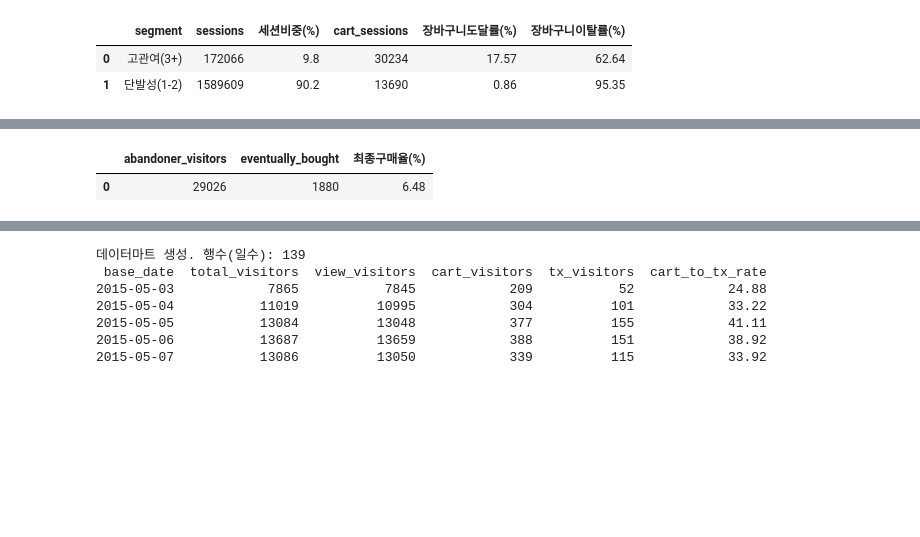
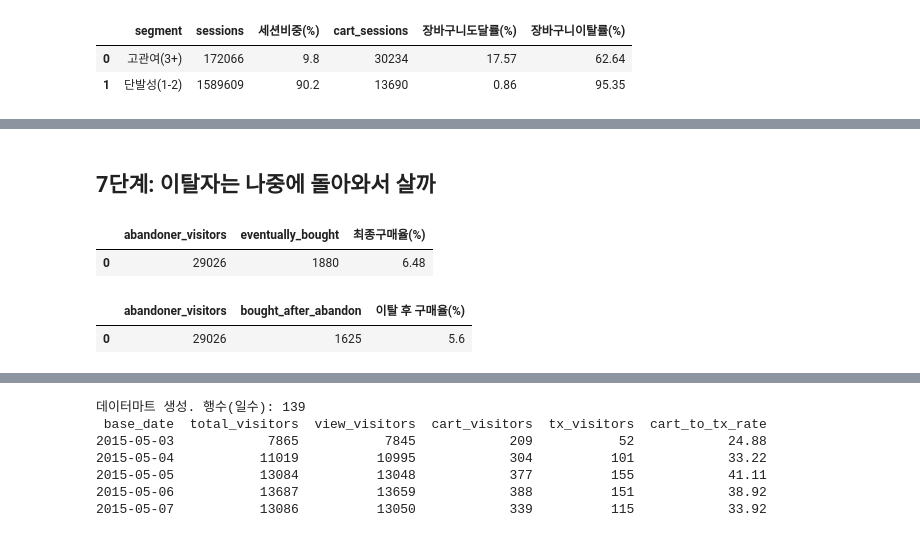
Before and after one commit to hwasun-zip/RetailRocket, a Jupyter notebook: RetailRocket.ipynb, the cells around one changed output, grey strips where cells are left out. Saved outputs shown, nothing was run; the diff lists cells and outputs as text; code cells hidden in the pictures; blank space fills up the shorter version.

```diff
--- a/RetailRocket.ipynb
+++ b/RetailRocket.ipynb
@@ -217,3 +349,5 @@ ORDER BY 1
+# %% [markdown]
+## 7단계: 이탈자는 나중에 돌아와서 살까
 # %%
 # 장바구니 이탈 방문자의 최종 구매율
 q("""
@@ -250,0 +378,39 @@ LEFT JOIN ever_bought eb ON a.visitorid = eb.visitorid
+# %%
+# 이탈 이후 구매율: 이탈 세션이 끝난 '뒤에' 구매한 방문자만 센다
+# (기존 6.48%는 전체 기간 중 한 번이라도 산 사람이라, 이탈 '전'에 산 사람도 포함됨)
+
+# 방문자별 조회를 빠르게 하기 위한 인덱스
+con.execute("CREATE INDEX IF NOT EXISTS idx_sess ON sessioned(visitorid, event, timestamp)")
+
+q("""
+WITH sess AS (                          -- 세션별 요약
+  SELECT visitorid, session_seq,
+         MAX(timestamp)                                        AS sess_end,
+         MAX(CASE WHEN event='addtocart'   THEN 1 ELSE 0 END)  AS has_cart,
+         MAX(CASE WHEN event='transaction' THEN 1 ELSE 0 END)  AS has_txn
+  FROM sessioned
+  GROUP BY visitorid, session_seq
+),
+first_abandon AS (                      -- 방문자별 '첫 번째' 이탈 세션이 끝난 시각
+  SELECT visitorid, MIN(sess_end) AS abandon_end
+  FROM sess
+  WHERE has_cart = 1 AND has_txn = 0
+  GROUP BY visitorid
+),
+bought_after AS (                       -- 그 시각 이후에 구매 이벤트가 있는 방문자
+  SELECT DISTINCT a.visitorid
+  FROM first_abandon a
+  JOIN sessioned s
+    ON s.visitorid = a.visitorid
+   AND s.event = 'transaction'
+   AND s.timestamp > a.abandon_end
+)
+SELECT
+  (SELECT COUNT(*) FROM first_abandon)                                   AS abandoner_visitors,
+  (SELECT COUNT(*) FROM bought_after)                                    AS bought_after_abandon,
+  ROUND(100.0 * (SELECT COUNT(*) FROM bought_after)
+        / (SELECT COUNT(*) FROM first_abandon), 2)                       AS "이탈 후 구매율(%)"
+""")
+# %% [output]
+|  | abandoner_visitors | bought_after_abandon | 이탈 후 구매율(%) |
+| 0 | 29026 | 1625 | 5.6 |
```
Also changed, not shown: parts of 22 cells of this notebook.
